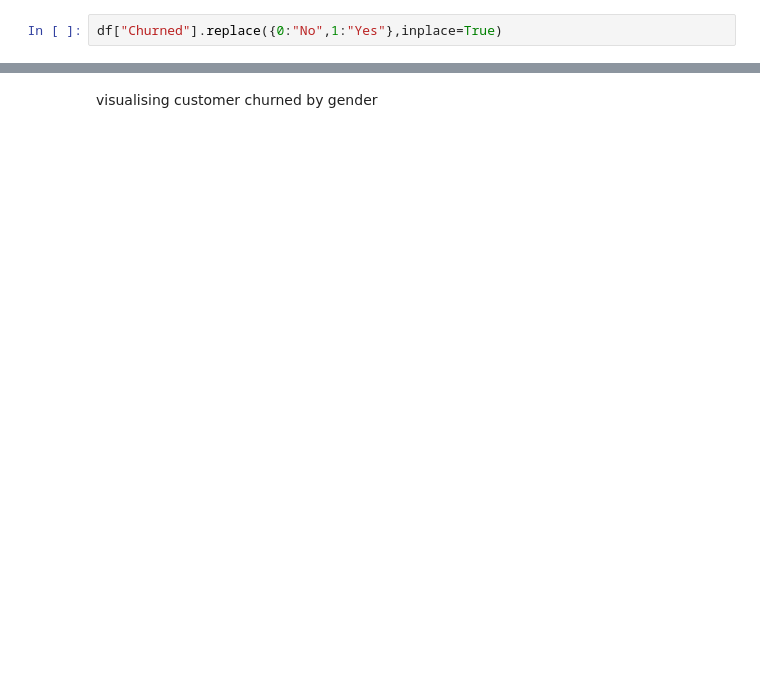
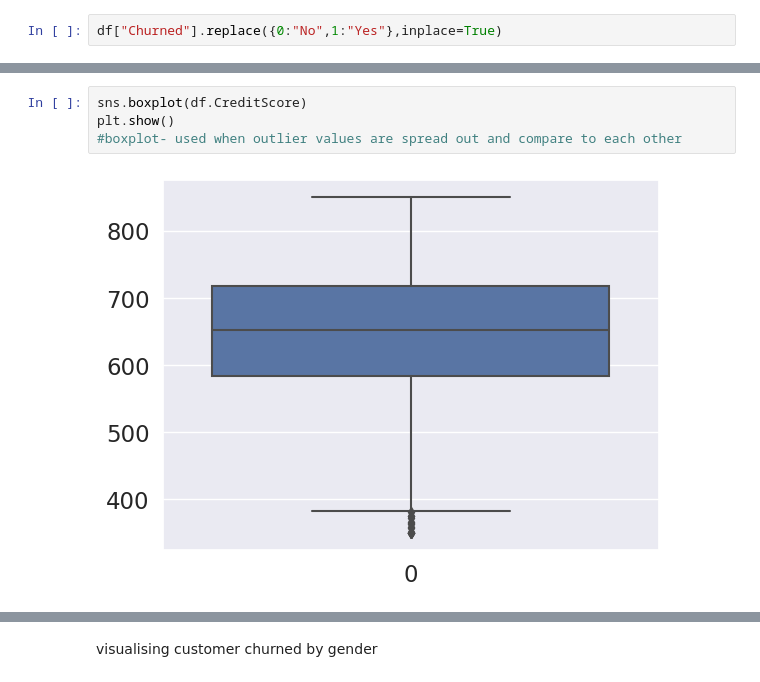
Before and after one commit to shilpeemaitra/Lab, a Jupyter notebook: Churn_Modelling.ipynb, the cells around one changed output, grey strips where cells are left out. Saved outputs shown, nothing was run; the diff lists cells and outputs as text; blank space fills up the shorter version.

```diff
--- a/Churn_Modelling.ipynb
+++ b/Churn_Modelling.ipynb
@@ -117,0 +162,6 @@ from sklearn.metrics import confusion_matrix, roc_curve, roc_auc_score
+# %%
+sns.boxplot(df.CreditScore)
+plt.show()
+#boxplot- used when outlier values are spread out and compare to each other
+# %% [output]
+[figure, added]
```
Also changed, not shown: parts of 30 cells of this notebook.
